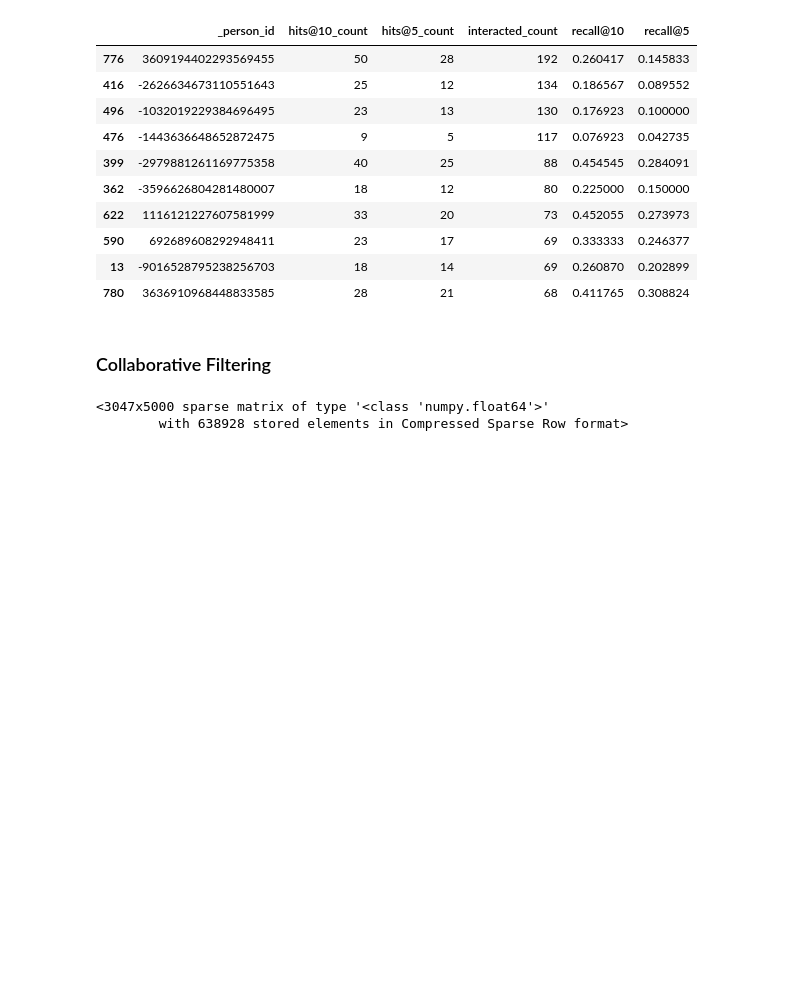
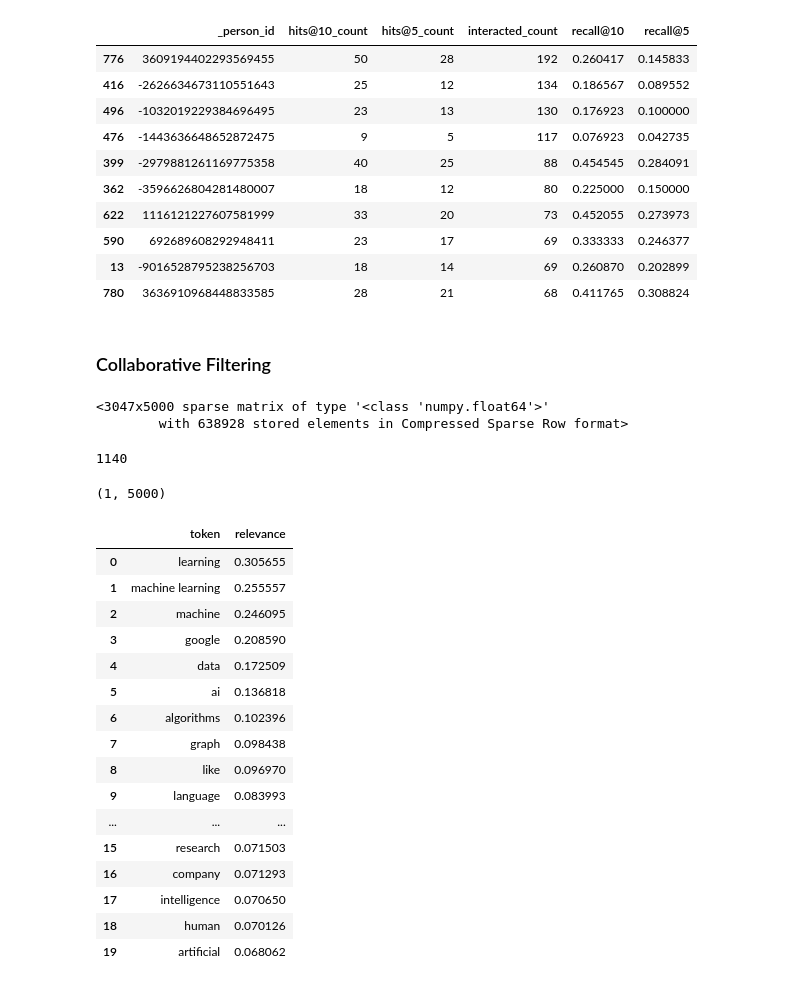
Before and after one commit to swainshashwat/recsys, a Jupyter notebook: recsys001.ipynb, the cells around one changed output. Saved outputs shown, nothing was run; the diff lists cells and outputs as text; code cells hidden in the pictures; blank space fills up the shorter version.

```diff
--- a/recsys001.ipynb
+++ b/recsys001.ipynb
@@ -422,7 +422,7 @@ vectorizer = TfidfVectorizer(analyzer='word',
                             max_df=0.5,
                             max_features=5000,
                             stop_words=stopwords_list)
-items_ids = articles_df['contentId'].tolist()
+item_ids = articles_df['contentId'].tolist()
 tfidf_matrix = vectorizer.fit_transform(articles_df['title'] + "" +
                articles_df['text'])
 tfidf_features_names = vectorizer.get_feature_names()
@@ -464,0 +480,33 @@ class build_user_profile:
+# %%
+user_profiles = build_all_users_profiles()
+len(user_profiles)
+# %% [output]
+1140
+# %%
+# my Profile
+myprofile_id = -1479311724257856983
+myprofile = user_profiles[myprofile_id]
+# %%
+myprofile.shape
+# %% [output]
+(1, 5000)
+# %%
+pd.DataFrame(sorted(zip(tfidf_features_names, myprofile.flatten().tolist()), key=lambda x: -x[1])[:20], columns=['token', 'relevance'])
+# %% [output]
+|  | token | relevance |
+| 0 | learning | 0.305655 |
+| 1 | machine learning | 0.255557 |
+| 2 | machine | 0.246095 |
+| 3 | google | 0.208590 |
+| 4 | data | 0.172509 |
+| 5 | ai | 0.136818 |
+| 6 | algorithms | 0.102396 |
+| 7 | graph | 0.098438 |
+| 8 | like | 0.096970 |
+| 9 | language | 0.083993 |
+| ... | ... | ... |
+| 15 | research | 0.071503 |
+| 16 | company | 0.071293 |
+| 17 | intelligence | 0.070650 |
+| 18 | human | 0.070126 |
+| 19 | artificial | 0.068062 |
```
Also changed, not shown: parts of 3 cells of this notebook.
